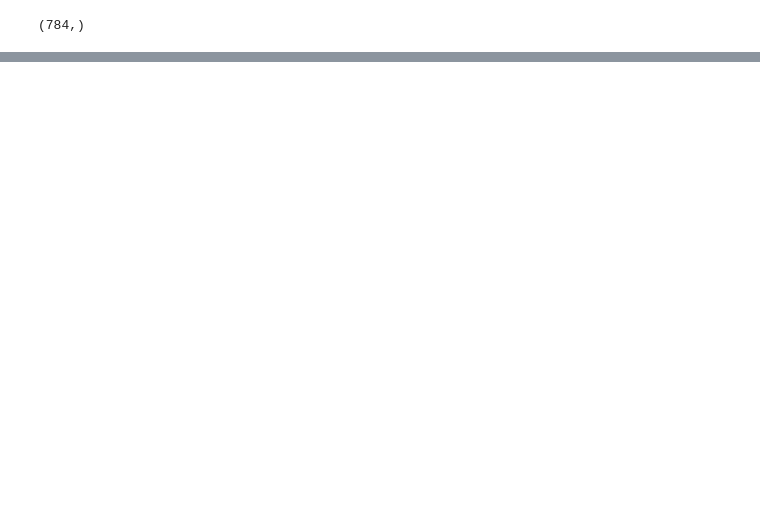
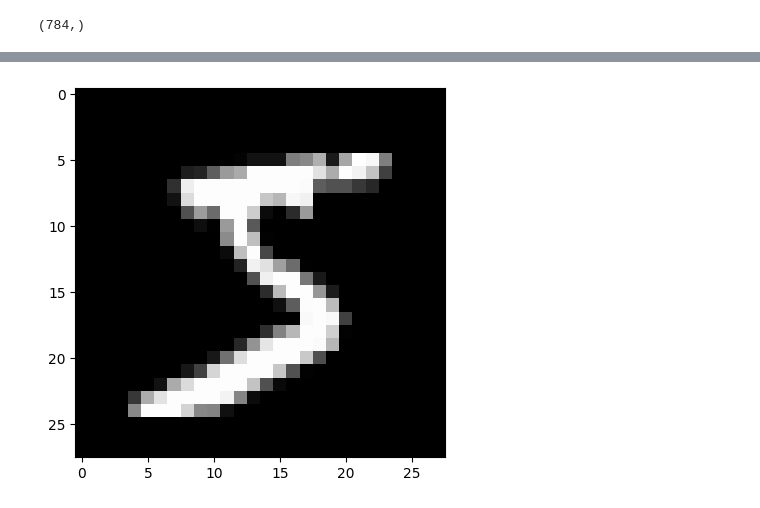
Before and after one commit to Venchislav/Neural-Networks, a Jupyter notebook: MNIST_AutoEncoders_Generation.ipynb, the cells around one changed output, grey strips where cells are left out. Cells and saved outputs as stored; diff of their text form; code cells hidden in the pictures; blank space fills up the shorter version.

```diff
--- a/MNIST_AutoEncoders_Generation.ipynb
+++ b/MNIST_AutoEncoders_Generation.ipynb
@@ -117,0 +126,9 @@ plt.imshow(decoded_imgs[index].reshape(28, 28, 1), cmap='gray');
+# %%
+(X_train, _), (X_test, _) = mnist.load_data()
+# %%
+X_train = X_train.astype('float32') / 255.0
+X_test = X_test.astype('float32') / 255.0
+# %%
+plt.imshow(X_train[0], cmap='gray');
+# %% [output]
+[figure, added]
```
Also changed, not shown: parts of 11 cells of this notebook.
